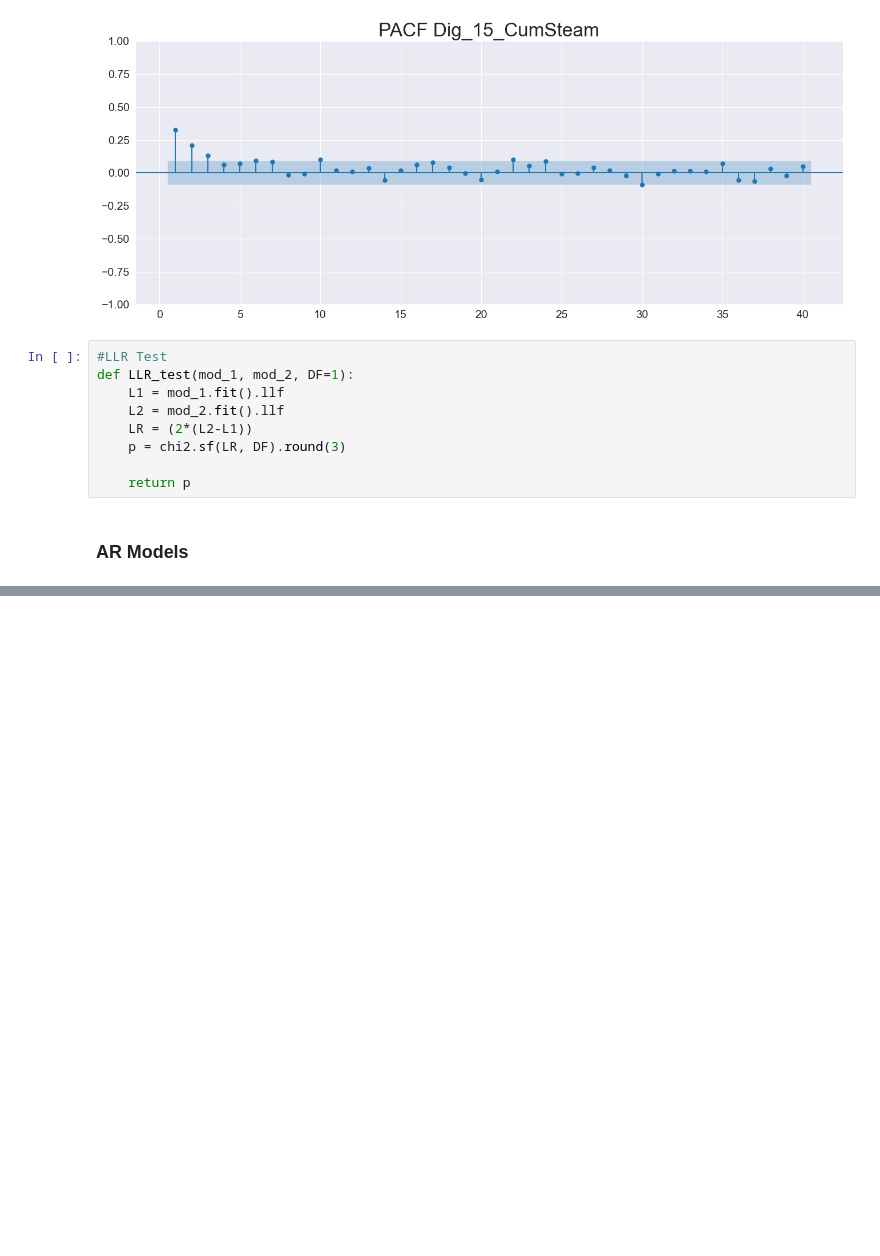
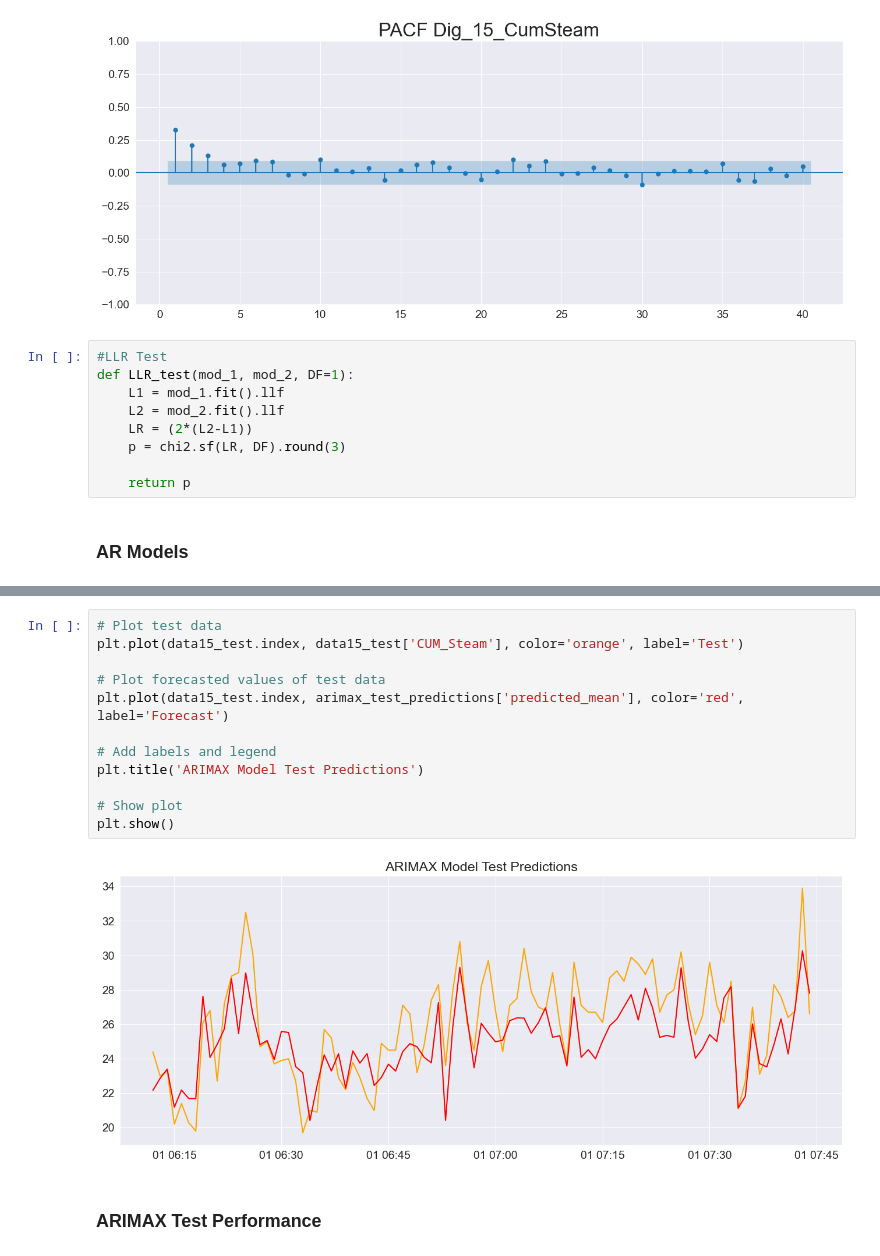
Before and after one commit to DaviesHub/linear_timeseries_analysis, a Jupyter notebook: Dig15LinearAnalysis.ipynb, the cells around one changed output, grey strips where cells are left out. Drawn from its saved outputs; the diff is of its cells as text; blank space fills up the shorter version.

```diff
--- a/Dig15LinearAnalysis.ipynb
+++ b/Dig15LinearAnalysis.ipynb
@@ -348,0 +497,16 @@ Warnings:
+# %%
+# Plot test data
+plt.plot(data15_test.index, data15_test['CUM_Steam'], color='orange', label='Test')
+
+# Plot forecasted values of test data
+plt.plot(data15_test.index, arimax_test_predictions['predicted_mean'], color='red', label='Forecast')
+
+# Add labels and legend
+plt.title('ARIMAX Model Test Predictions')
+
+# Show plot
+plt.show()
+# %% [output]
+[figure, added]
+# %% [markdown]
+### ARIMAX Test Performance
```
Also changed, not shown: parts of 28 cells of this notebook, 1 other file.
